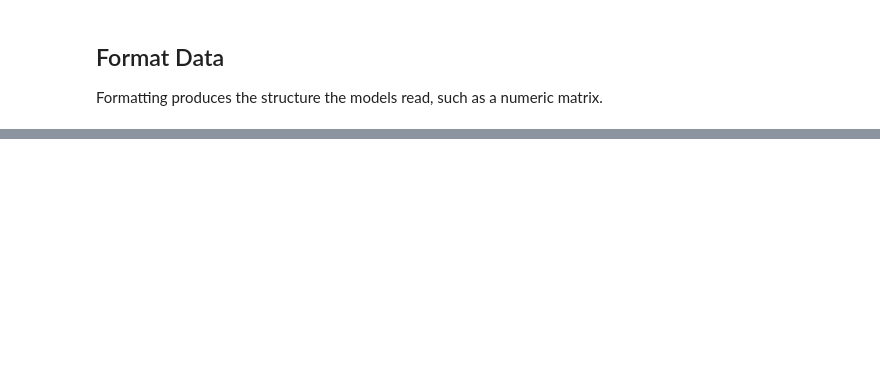
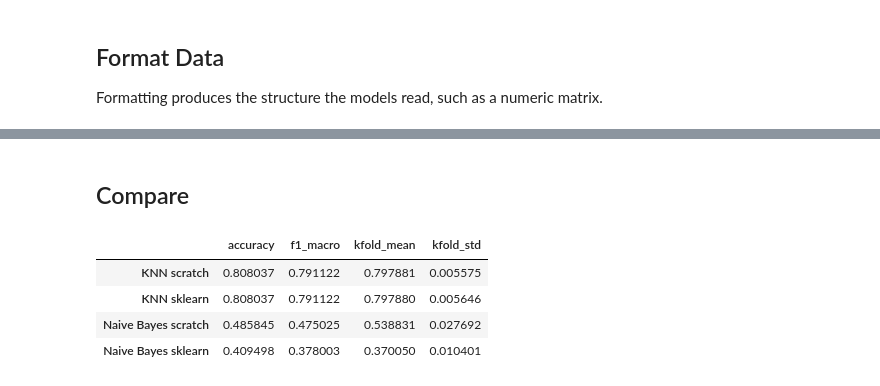
Before and after one commit to naufalromi/IF3170_G05_Aksin-ya, a Jupyter notebook: docs/Tugas_Besar_2_IF3170_Inteligensi_Artifisial_2026_2027.ipynb, the cells around one changed output, grey strips where cells are left out. Drawn from its saved outputs; the diff is of its cells as text; code cells hidden in the pictures; blank space fills up the shorter version.

```diff
--- a/docs/Tugas_Besar_2_IF3170_Inteligensi_Artifisial_2026_2027.ipynb
+++ b/docs/Tugas_Besar_2_IF3170_Inteligensi_Artifisial_2026_2027.ipynb
@@ -546,0 +824,5 @@ all original features; the selection experiment currently applies to encoded dat
+# %%
+nb_sklearn = GaussianNB()
+nb_sklearn.fit(X_train, y_train)
+nb_sklearn_val_pred = nb_sklearn.predict(X_val)
+nb_sklearn
@@ -546,0 +877,4 @@ all original features; the selection experiment currently applies to encoded dat
+# %%
+X_train_cv = X_train_encoded.reset_index(drop=True)
+y_train_cv = train_set[TARGET_COL].astype(int).reset_index(drop=True)
+X_train_nb_cv = X_train_clean.reset_index(drop=True)
@@ -546,0 +915,25 @@ all original features; the selection experiment currently applies to encoded dat
+# %%
+kfold_factories = {
+    "KNN scratch": lambda: KNN(k=3),
+    "Naive Bayes scratch": lambda: NaiveBayes(
+        numeric_cols=nb_numeric_cols,
+        categorical_cols=nb_categorical_cols,
+    ),
+    # "SVM scratch": lambda: svm(kernel="linear"),
+    "KNN sklearn": lambda: KNeighborsClassifier(
+        n_neighbors=3, metric="euclidean", weights="uniform"
+    ),
+    "Naive Bayes sklearn": lambda: GaussianNB(),
+    # "SVM sklearn": lambda: SVC(kernel="linear"),
+}
+
+kfold_data = {
+    "KNN scratch": (X_train_cv, y_train_cv),
+    "Naive Bayes scratch": (X_train_nb_cv, y_train_cv),
+    # "SVM scratch": (X_train_cv, y_train_cv),
+    "KNN sklearn": (X_train_cv, y_train_cv),
+    "Naive Bayes sklearn": (X_train_cv, y_train_cv),
+    # "SVM sklearn": (X_train_cv, y_train_cv),
+}
+kfold_results = kfold(kfold_factories, kfold_data)
+kfold_results
@@ -546,0 +946,16 @@ all original features; the selection experiment currently applies to encoded dat
+# %% [markdown]
+## Compare
+# %%
+def compare(holdout_table, kfold_table):
+    return holdout_table.join(kfold_table).sort_values(
+        "kfold_mean", ascending=False
+    )
+
+comparison_results = compare(holdout_results, kfold_results)
+comparison_results
+# %% [output]
+|  | accuracy | f1_macro | kfold_mean | kfold_std |
+| KNN scratch | 0.808037 | 0.791122 | 0.797881 | 0.005575 |
+| KNN sklearn | 0.808037 | 0.791122 | 0.797880 | 0.005646 |
+| Naive Bayes scratch | 0.485845 | 0.475025 | 0.538831 | 0.027692 |
+| Naive Bayes sklearn | 0.409498 | 0.378003 | 0.370050 | 0.010401 |
```
Also changed, not shown: parts of 50 cells of this notebook.
